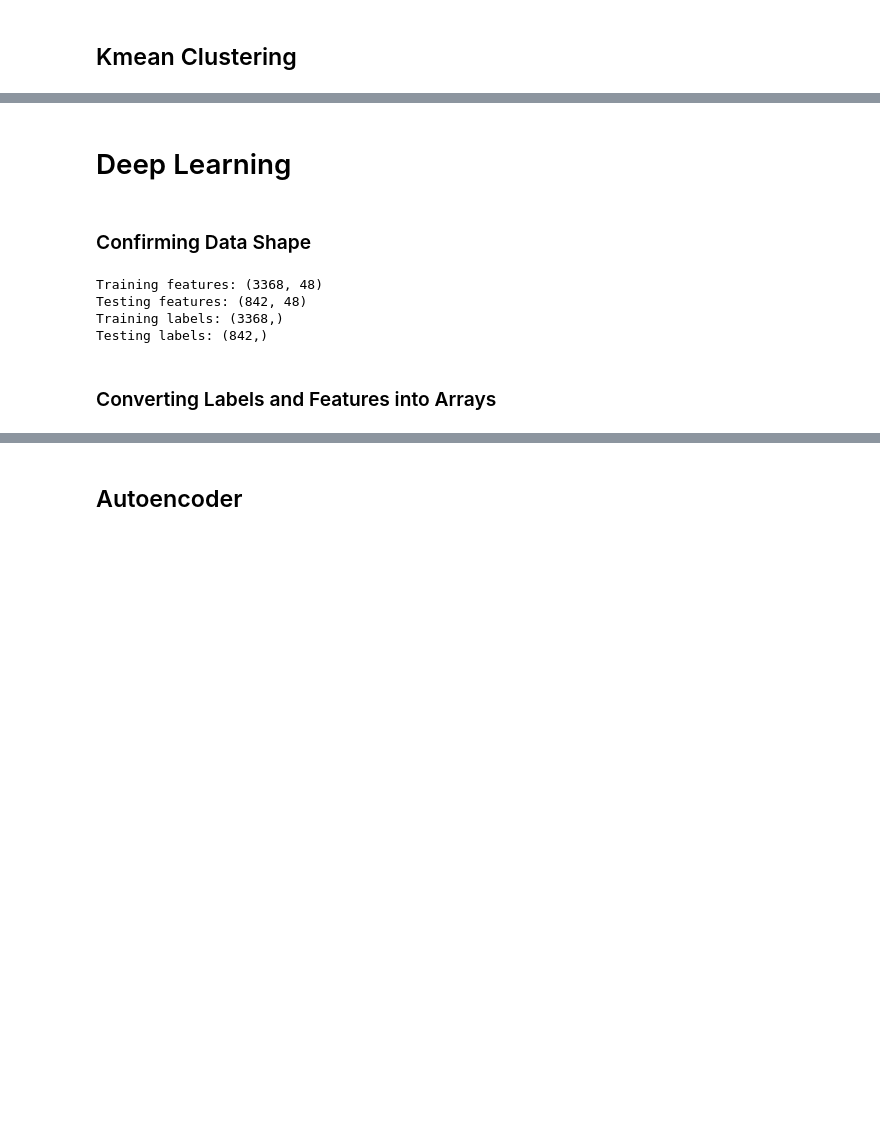
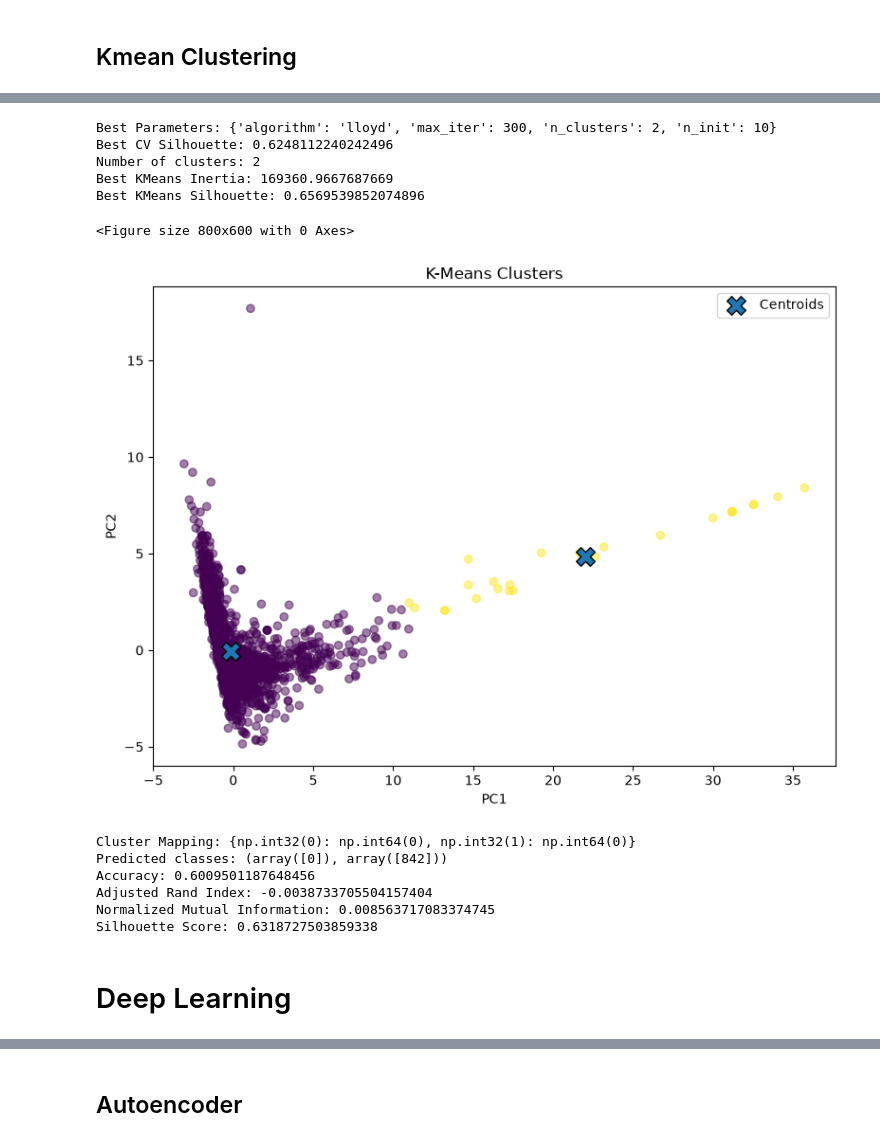
Before and after one commit to MAURXXX/Spam-Detection-using-ML-Models, a Jupyter notebook: app.ipynb, the cells around one changed output, grey strips where cells are left out. Drawn from its saved outputs; the diff is of its cells as text; code cells hidden in the pictures; blank space fills up the shorter version.

```diff
--- a/app.ipynb
+++ b/app.ipynb
@@ -833,24 +272,30 @@ plt.show()
+# %%
+kmeans = KMeansModel()
+
+kmeans_parameters = {
+    "n_clusters": list(range(2, 11)),
+    "n_init": [10, 20],
+    "max_iter": [300, 500],
+    "algorithm": ["lloyd","elkan"]
+}
+
+grid_search_kmeans = kmeans.fit(X_train_pca, kmeans_parameters, gmm_silhouette_scorer)
+best_kmeans, best_k = kmeans.best_model(grid_search_kmeans, X_train_pca)
+kmeans.cluster_graph(best_kmeans, X_train_pca)
+kmeans.evaluate_model(best_kmeans, X_test_pca, y_test, X_train_pca, y_train)
+# %% [output]
+Best Parameters: {'algorithm': 'lloyd', 'max_iter': 300, 'n_clusters': 2, 'n_init': 10}
+Best CV Silhouette: 0.6248112240242496
+Number of clusters: 2
+Best KMeans Inertia: 169360.9667687669
+Best KMeans Silhouette: 0.6569539852074896
+<Figure size 800x600 with 0 Axes>
+[figure, added]
+Cluster Mapping: {np.int32(0): np.int64(0), np.int32(1): np.int64(0)}
+Predicted classes: (array([0]), array([842]))
+Accuracy: 0.6009501187648456
+Adjusted Rand Index: -0.0038733705504157404
+Normalized Mutual Information: 0.008563717083374745
+Silhouette Score: 0.6318727503859338
 # %% [markdown]
 # Deep Learning
-# %% [markdown]
-### Confirming Data Shape
-# %%
-# !pip install keras
-# !pip install tensorflow
-
-import keras
-from keras import Sequential
-from keras.layers import Input, Dense, Dropout
-from keras.callbacks import EarlyStopping
-
-print("Training features:", X_train_pca.shape)
-print("Testing features:", X_test_pca.shape)
-print("Training labels:", np.asarray(y_train).shape)
-print("Testing labels:", np.asarray(y_test).shape)
-# %% [output]
-Training features: (3368, 48)
-Testing features: (842, 48)
-Training labels: (3368,)
-Testing labels: (842,)
-# %% [markdown]
-### Converting Labels and Features into Arrays
```
Also changed, not shown: parts of 44 cells of this notebook, 4 other files.
